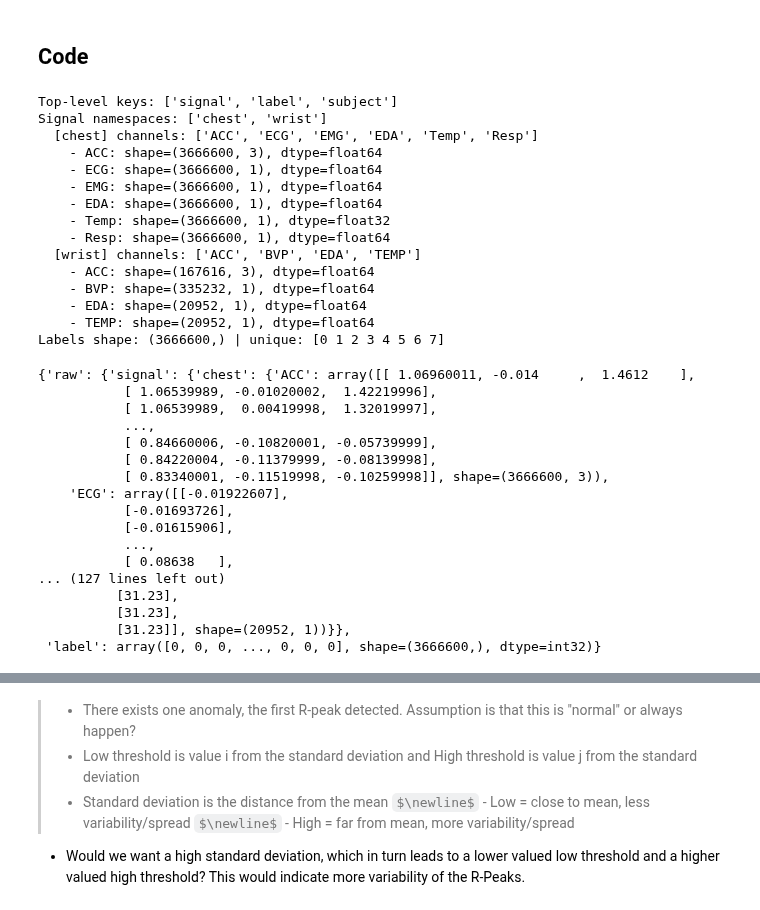
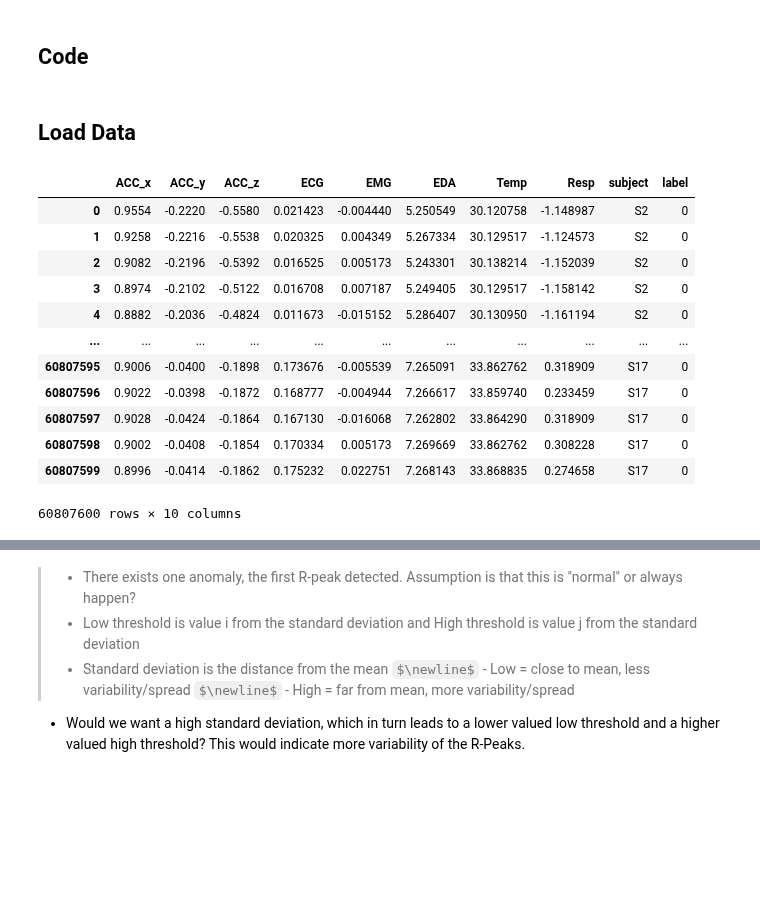
Before and after one commit to invisible-illness-project/lamina, a Jupyter notebook: notebook_experiments/ans_basics_via_wesad/ecg_to_hr.ipynb, the cells around one changed output, grey strips where cells are left out. Cells and saved outputs as stored; diff of their text form; code cells hidden in the pictures; some formulas as TeX source; blank space fills up the shorter version.

```diff
--- a/notebook_experiments/ans_basics_via_wesad/ecg_to_hr.ipynb
+++ b/notebook_experiments/ans_basics_via_wesad/ecg_to_hr.ipynb
@@ -80,40 +49,21 @@ def summarize_structure(s):
-# %%
-path_to_pkl = '../../../roeh-health/data/WESAD/per_subject/S7/S7.pkl'
-S = load_wesad_subject(path_to_pkl)
-summarize_structure(S)
-# %% [output]
-Top-level keys: ['signal', 'label', 'subject']
-Signal namespaces: ['chest', 'wrist']
-  [chest] channels: ['ACC', 'ECG', 'EMG', 'EDA', 'Temp', 'Resp']
-    - ACC: shape=(3666600, 3), dtype=float64
-    - ECG: shape=(3666600, 1), dtype=float64
-    - EMG: shape=(3666600, 1), dtype=float64
-    - EDA: shape=(3666600, 1), dtype=float64
-    - Temp: shape=(3666600, 1), dtype=float32
-    - Resp: shape=(3666600, 1), dtype=float64
-  [wrist] channels: ['ACC', 'BVP', 'EDA', 'TEMP']
-    - ACC: shape=(167616, 3), dtype=float64
-    - BVP: shape=(335232, 1), dtype=float64
-    - EDA: shape=(20952, 1), dtype=float64
-    - TEMP: shape=(20952, 1), dtype=float64
-Labels shape: (3666600,) | unique: [0 1 2 3 4 5 6 7]
-# %%
-S
-# %% [output]
-{'raw': {'signal': {'chest': {'ACC': array([[ 1.06960011, -0.014     ,  1.4612    ],
-           [ 1.06539989, -0.01020002,  1.42219996],
-           [ 1.06539989,  0.00419998,  1.32019997],
-           ...,
-           [ 0.84660006, -0.10820001, -0.05739999],
-           [ 0.84220004, -0.11379999, -0.08139998],
-           [ 0.83340001, -0.11519998, -0.10259998]], shape=(3666600, 3)),
-    'ECG': array([[-0.01922607],
-           [-0.01693726],
-           [-0.01615906],
-           ...,
-           [ 0.08638   ],
-... (127 lines left out)
-          [31.23],
-          [31.23],
-          [31.23]], shape=(20952, 1))}},
- 'label': array([0, 0, 0, ..., 0, 0, 0], shape=(3666600,), dtype=int32)}
+# %% [markdown]
+## Load Data
+# %%
+data_path = os.path.join(notebook_dir, "../../../roeh-health/data/WESAD/all_subjects/chest.csv")
+df = pd.read_csv(data_path)
+df.drop(['Unnamed: 0'], axis=1, inplace=True)
+df
+# %% [output]
+|  | ACC_x | ACC_y | ACC_z | ECG | EMG | EDA | Temp | Resp | subject | label |
+| 0 | 0.9554 | -0.2220 | -0.5580 | 0.021423 | -0.004440 | 5.250549 | 30.120758 | -1.148987 | S2 | 0 |
+| 1 | 0.9258 | -0.2216 | -0.5538 | 0.020325 | 0.004349 | 5.267334 | 30.129517 | -1.124573 | S2 | 0 |
+| 2 | 0.9082 | -0.2196 | -0.5392 | 0.016525 | 0.005173 | 5.243301 | 30.138214 | -1.152039 | S2 | 0 |
+| 3 | 0.8974 | -0.2102 | -0.5122 | 0.016708 | 0.007187 | 5.249405 | 30.129517 | -1.158142 | S2 | 0 |
+| 4 | 0.8882 | -0.2036 | -0.4824 | 0.011673 | -0.015152 | 5.286407 | 30.130950 | -1.161194 | S2 | 0 |
+| ... | ... | ... | ... | ... | ... | ... | ... | ... | ... | ... |
+| 60807595 | 0.9006 | -0.0400 | -0.1898 | 0.173676 | -0.005539 | 7.265091 | 33.862762 | 0.318909 | S17 | 0 |
+| 60807596 | 0.9022 | -0.0398 | -0.1872 | 0.168777 | -0.004944 | 7.266617 | 33.859740 | 0.233459 | S17 | 0 |
+| 60807597 | 0.9028 | -0.0424 | -0.1864 | 0.167130 | -0.016068 | 7.262802 | 33.864290 | 0.318909 | S17 | 0 |
+| 60807598 | 0.9002 | -0.0408 | -0.1854 | 0.170334 | 0.005173 | 7.269669 | 33.862762 | 0.308228 | S17 | 0 |
+| 60807599 | 0.8996 | -0.0414 | -0.1862 | 0.175232 | 0.022751 | 7.268143 | 33.868835 | 0.274658 | S17 | 0 |
+60807600 rows × 10 columns
```
Also changed, not shown: parts of 17 cells of this notebook.
